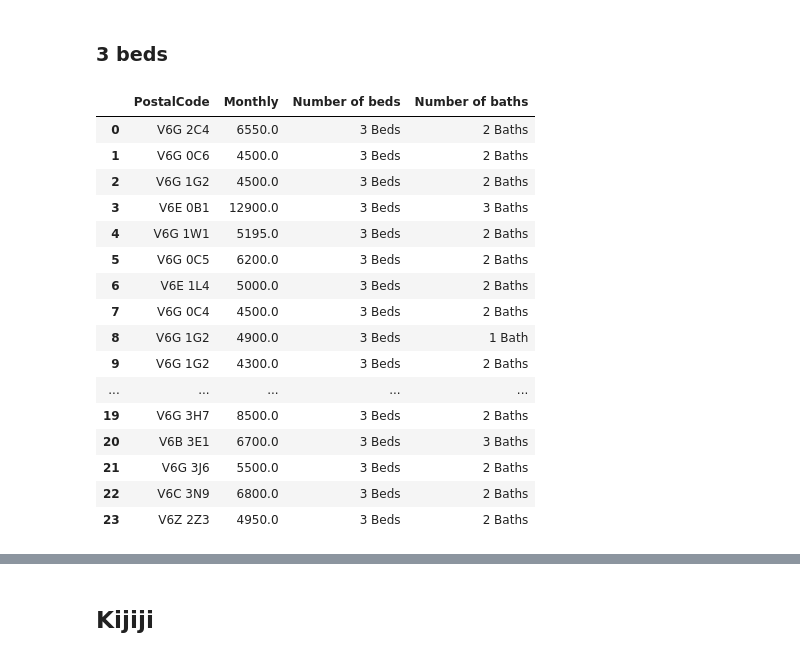
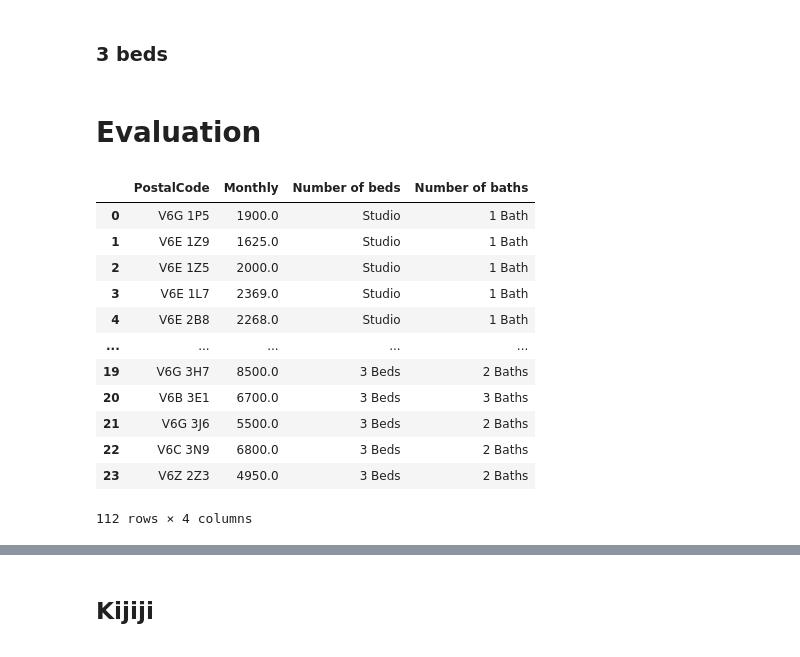
Before and after one commit to JamesKha/CodeChallenge, a Jupyter notebook: DataPrep.ipynb, the cells around one changed output, grey strips where cells are left out. Saved outputs shown, nothing was run; the diff lists cells and outputs as text; code cells hidden in the pictures.

```diff
--- a/DataPrep.ipynb
+++ b/DataPrep.ipynb
@@ -107,23 +54,3 @@ Zumber(content3)
 URL4 = "https://www.zumper.com/apartments-for-rent/vancouver-bc/west-end/3-beds"
 requestURL4 = requests.get(URL4)
 content4 = requestURL4.content
-# %%
-Zumber(content4)
-# %% [output]
-|  | PostalCode | Monthly | Number of beds | Number of baths |
-| 0 | V6G 2C4 | 6550.0 | 3 Beds | 2 Baths |
-| 1 | V6G 0C6 | 4500.0 | 3 Beds | 2 Baths |
-| 2 | V6G 1G2 | 4500.0 | 3 Beds | 2 Baths |
-| 3 | V6E 0B1 | 12900.0 | 3 Beds | 3 Baths |
-| 4 | V6G 1W1 | 5195.0 | 3 Beds | 2 Baths |
-| 5 | V6G 0C5 | 6200.0 | 3 Beds | 2 Baths |
-| 6 | V6E 1L4 | 5000.0 | 3 Beds | 2 Baths |
-| 7 | V6G 0C4 | 4500.0 | 3 Beds | 2 Baths |
-| 8 | V6G 1G2 | 4900.0 | 3 Beds | 1 Bath |
-| 9 | V6G 1G2 | 4300.0 | 3 Beds | 2 Baths |
-| ... | ... | ... | ... | ... |
-| 19 | V6G 3H7 | 8500.0 | 3 Beds | 2 Baths |
-| 20 | V6B 3E1 | 6700.0 | 3 Beds | 3 Baths |
-| 21 | V6G 3J6 | 5500.0 | 3 Beds | 2 Baths |
-| 22 | V6C 3N9 | 6800.0 | 3 Beds | 2 Baths |
-| 23 | V6Z 2Z3 | 4950.0 | 3 Beds | 2 Baths |
@@ -129,0 +59,2 @@ Zumber(content4)
+# %% [markdown]
+# Evaluation
@@ -129,0 +63,16 @@ Zumber(content4)
+# %%
+mainZumberDF
+# %% [output]
+|  | PostalCode | Monthly | Number of beds | Number of baths |
+| 0 | V6G 1P5 | 1900.0 | Studio | 1 Bath |
+| 1 | V6E 1Z9 | 1625.0 | Studio | 1 Bath |
+| 2 | V6E 1Z5 | 2000.0 | Studio | 1 Bath |
+| 3 | V6E 1L7 | 2369.0 | Studio | 1 Bath |
+| 4 | V6E 2B8 | 2268.0 | Studio | 1 Bath |
+| ... | ... | ... | ... | ... |
+| 19 | V6G 3H7 | 8500.0 | 3 Beds | 2 Baths |
+| 20 | V6B 3E1 | 6700.0 | 3 Beds | 3 Baths |
+| 21 | V6G 3J6 | 5500.0 | 3 Beds | 2 Baths |
+| 22 | V6C 3N9 | 6800.0 | 3 Beds | 2 Baths |
+| 23 | V6Z 2Z3 | 4950.0 | 3 Beds | 2 Baths |
+112 rows × 4 columns
```
Also changed, not shown: parts of 10 cells of this notebook.
